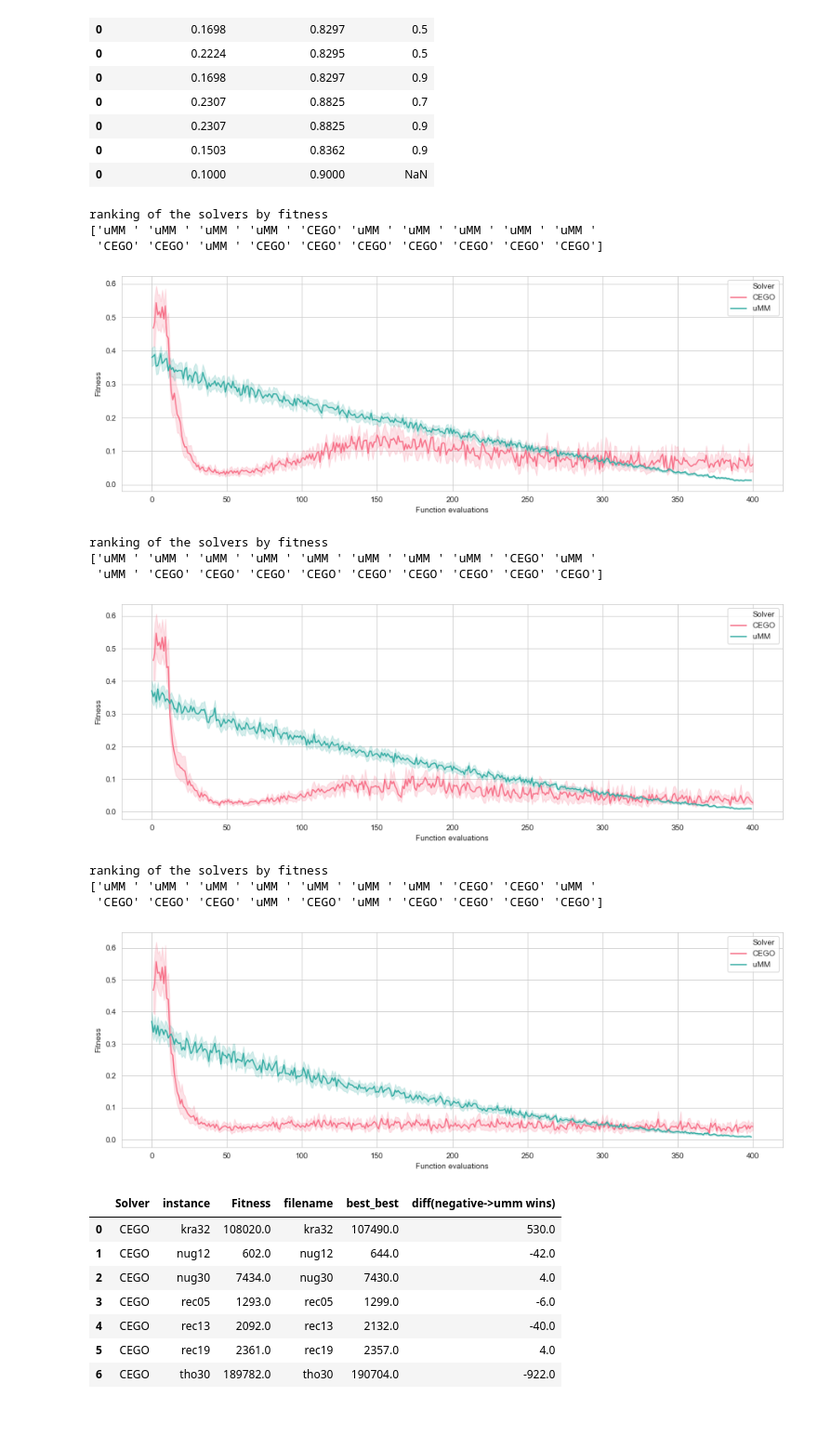
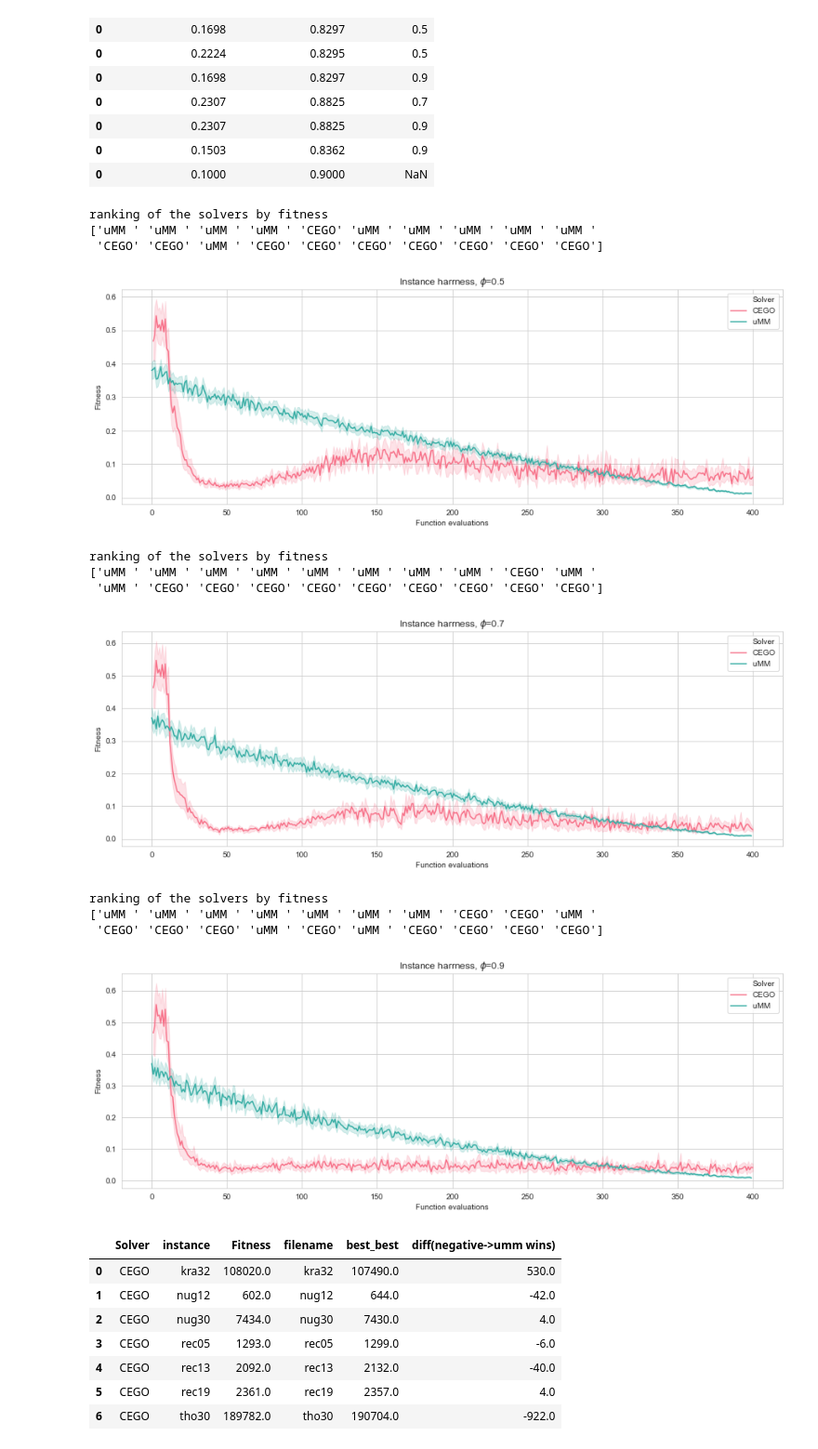
Before and after one commit to ekhiru/BB_optim, a Jupyter notebook: BB opt 2.ipynb, the cells around one changed output. Shown at 93% size. Cells and saved outputs as stored; diff of their text form; code cells hidden in the pictures; blank space fills up the shorter version.

Commit message:
Figures synthetic added

```diff
--- a/BB opt 2.ipynb
+++ b/BB opt 2.ipynb
@@ -68,7 +72,7 @@ def find_in_lop_folder(instance_name, ret_value='instance'):
   for fol in os.listdir("lop"):
     if os.path.isdir("lop/"+fol):
       for file in os.listdir("lop/"+fol):
-          if instance_name in file:
+          if instance_name == file:
               path = "lop/"+fol+"/"+file
               with open(path) as f:
                 n = int(f.readline().strip())
@@ -271,38 +275,40 @@ dfumm[['ratio_samples_learn', 'weight_mass_learn','phi_instance']].drop_duplicat
 # %%
 # COmpare in synthetic data
 # Compare the convergence to lowest fitness funtion values by the two solvers
 
 dfcego = pd.concat([pd.read_pickle('results/'+filename) for filename in os.listdir('results') for i in range(9,12) if 'pkl'in filename and 'cego-'+str(i)+'-' in filename],sort=False)
 dfumm = pd.concat([pd.read_pickle('pickles/'+filename) for filename in os.listdir('pickles') if 'pkl'in filename and 'pick' in filename and 'pickCEGO.pkl' not in filename],sort=False)
 dfumm.columns = [c if c!= 'Sample size' else 'Function evaluations' for c in dfumm.columns]
 dfumm.columns = [c if c!= 'rep' else 'seed' for c in dfumm.columns]
 
 
 for phi in [0.5, 0.7, 0.9]:
   df = pd.concat([dfcego[dfcego.instance.str.contains('phi='+str(phi))], dfumm[dfumm.phi_instance==phi]],sort=False)
   sns.set_style("whitegrid")
   print("ranking of the solvers by fitness")
   print(df.groupby(['Solver','seed']).Fitness.min().reset_index().sort_values(by='Fitness').Solver.values)
   color_variable = 'Solver'
   y_variables = ['Fitness']#,'Distance','phi_sample'
   palette = sns.color_palette("husl", len(df[color_variable].drop_duplicates()))
   for y_variable in y_variables:
       plt.figure(figsize=(15,5))
-      sns.lineplot(x='Function evaluations',y=y_variable,hue='Solver',data=df, palette=palette)
+      g = sns.lineplot(x='Function evaluations',y=y_variable,hue='Solver',data=df, palette=palette)
+      g.set_title(r'Instance harrness, $\phi$='+str(phi))
+      plt.savefig('img/fitness_phi_'+str(phi)+'.jpg')
       plt.show()
 # %% [output]
 ranking of the solvers by fitness
 ['uMM ' 'uMM ' 'uMM ' 'uMM ' 'CEGO' 'uMM ' 'uMM ' 'uMM ' 'uMM ' 'uMM '
  'CEGO' 'CEGO' 'uMM ' 'CEGO' 'CEGO' 'CEGO' 'CEGO' 'CEGO' 'CEGO' 'CEGO']
-[figure, old version]
+[figure, new version]
 ranking of the solvers by fitness
 ['uMM ' 'uMM ' 'uMM ' 'uMM ' 'uMM ' 'uMM ' 'uMM ' 'uMM ' 'CEGO' 'uMM '
  'uMM ' 'CEGO' 'CEGO' 'CEGO' 'CEGO' 'CEGO' 'CEGO' 'CEGO' 'CEGO' 'CEGO']
-[figure, old version]
+[figure, new version]
 ranking of the solvers by fitness
 ['uMM ' 'uMM ' 'uMM ' 'uMM ' 'uMM ' 'uMM ' 'uMM ' 'CEGO' 'CEGO' 'uMM '
  'CEGO' 'CEGO' 'CEGO' 'uMM ' 'CEGO' 'uMM ' 'CEGO' 'CEGO' 'CEGO' 'CEGO']
-[figure, old version]
+[figure, new version]
 # %%
 # Compare in real data, QAP and LOP
 # with the above results we can justify that a reasonable param configuration is weight=0.9 and ratio = 0.1
```
Also changed, not shown: parts of 1 cell of this notebook.
